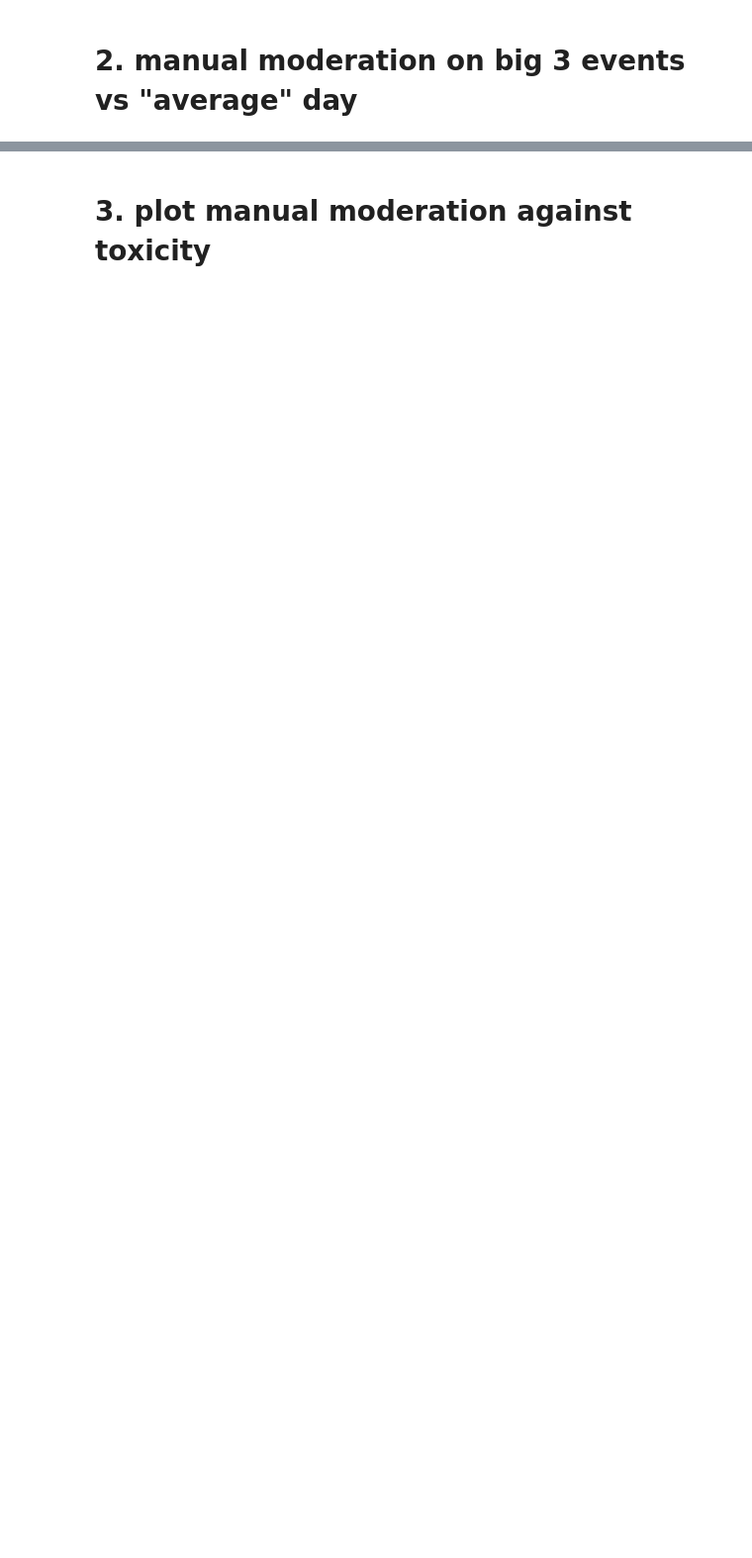
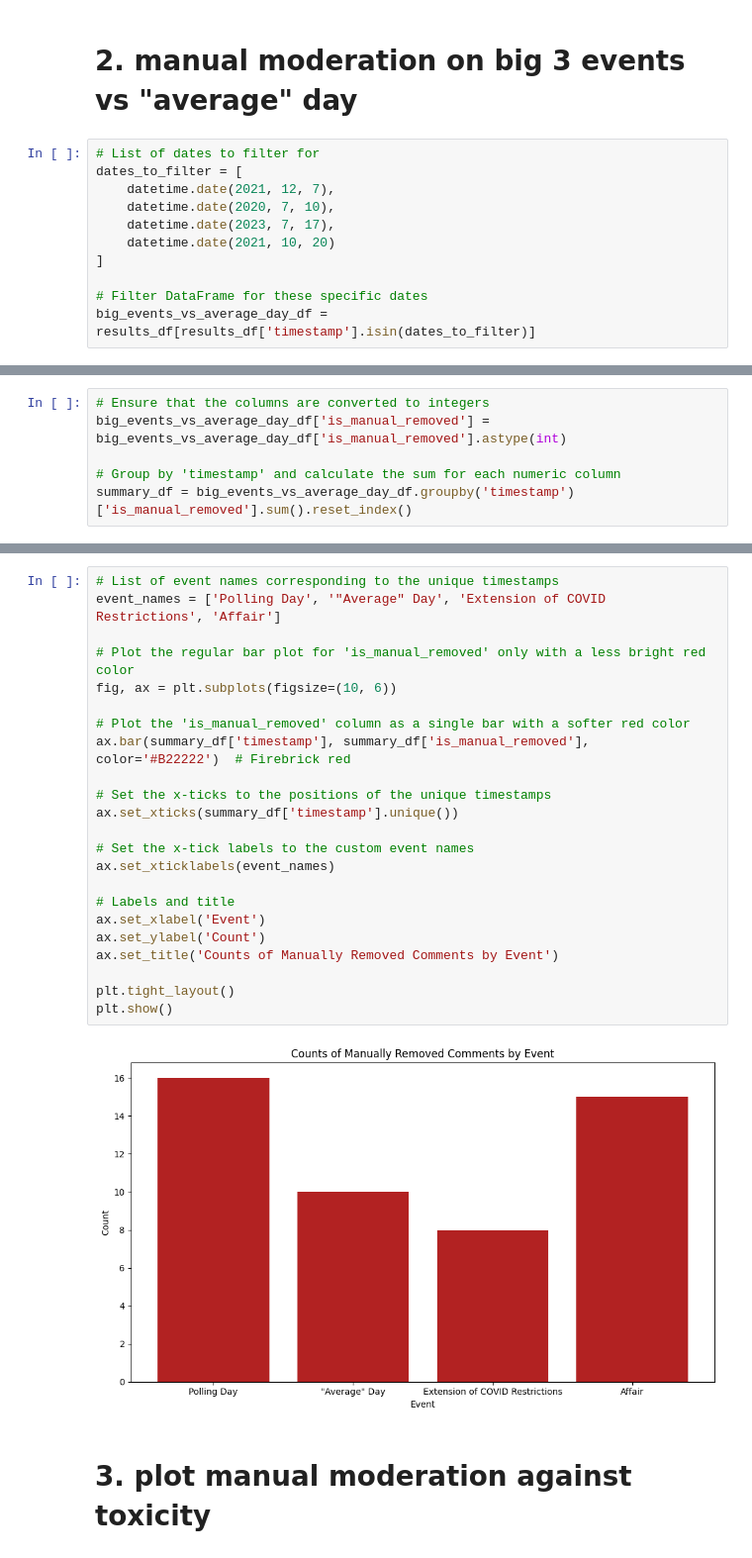
Before and after one commit to rhyden-kx/DSA4264, a Jupyter notebook: eda_2/manual_moderation.ipynb, the cells around one changed output, grey strips where cells are left out. Shown at 99% size. Saved outputs shown, nothing was run; the diff lists cells and outputs as text; blank space fills up the shorter version.

```diff
--- a/eda_2/manual_moderation.ipynb
+++ b/eda_2/manual_moderation.ipynb
@@ -307,2 +307,13 @@ In general, there is no general trend for number of comments being manually remo
 # %% [markdown]
 # 2. manual moderation on big 3 events vs "average" day
+# %%
+# List of dates to filter for
+dates_to_filter = [
+    datetime.date(2021, 12, 7),
+    datetime.date(2020, 7, 10),
+    datetime.date(2023, 7, 17),
+    datetime.date(2021, 10, 20)
+]
+
+# Filter DataFrame for these specific dates
+big_events_vs_average_day_df = results_df[results_df['timestamp'].isin(dates_to_filter)]
@@ -308,0 +370,6 @@ In general, there is no general trend for number of comments being manually remo
+# %%
+# Ensure that the columns are converted to integers
+big_events_vs_average_day_df['is_manual_removed'] = big_events_vs_average_day_df['is_manual_removed'].astype(int)
+
+# Group by 'timestamp' and calculate the sum for each numeric column
+summary_df = big_events_vs_average_day_df.groupby('timestamp')['is_manual_removed'].sum().reset_index()
@@ -309,2 +401,27 @@ In general, there is no general trend for number of comments being manually remo
+# %%
+# List of event names corresponding to the unique timestamps
+event_names = ['Polling Day', '"Average" Day', 'Extension of COVID Restrictions', 'Affair']
+
+# Plot the regular bar plot for 'is_manual_removed' only with a less bright red color
+fig, ax = plt.subplots(figsize=(10, 6))
+
+# Plot the 'is_manual_removed' column as a single bar with a softer red color
+ax.bar(summary_df['timestamp'], summary_df['is_manual_removed'], color='#B22222')  # Firebrick red
+
+# Set the x-ticks to the positions of the unique timestamps
+ax.set_xticks(summary_df['timestamp'].unique())
+
+# Set the x-tick labels to the custom event names
+ax.set_xticklabels(event_names)
+
+# Labels and title
+ax.set_xlabel('Event')
+ax.set_ylabel('Count')
+ax.set_title('Counts of Manually Removed Comments by Event')
+
+plt.tight_layout()
+plt.show()
+# %% [output]
+[figure, added]
 # %% [markdown]
 # 3. plot manual moderation against toxicity
```
Also changed, not shown: parts of 6 cells of this notebook.
